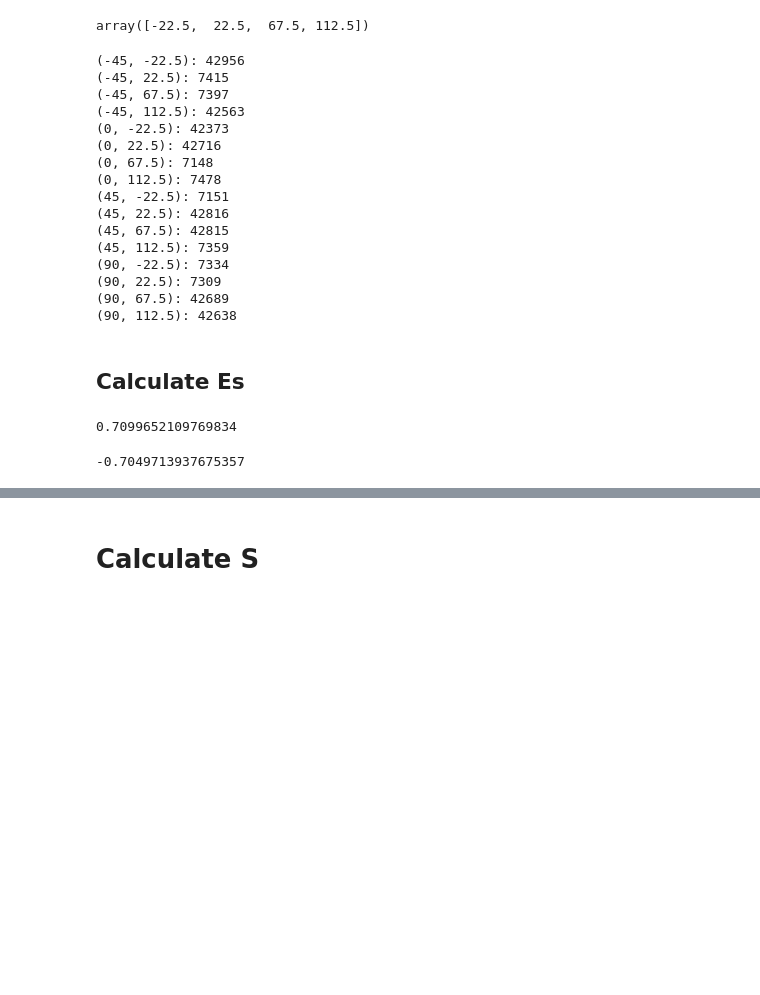
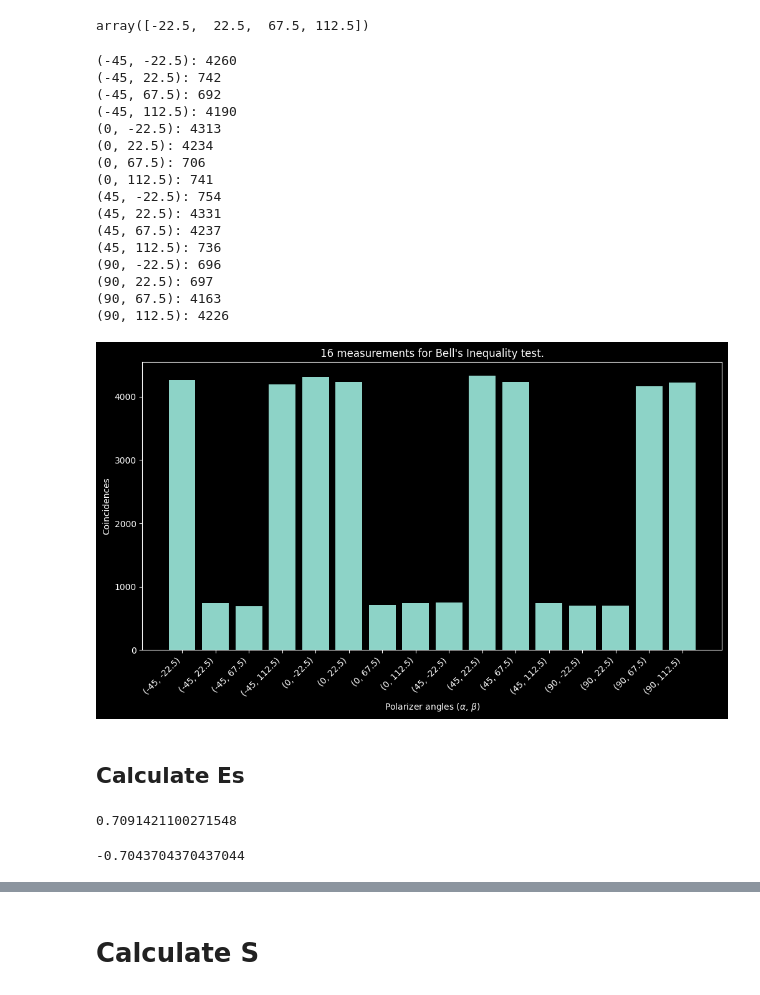
Before and after one commit to thspreetham98/bells_inequality_qiskit, a Jupyter notebook: bells.ipynb, the cells around one changed output, grey strips where cells are left out. Saved outputs shown, nothing was run; the diff lists cells and outputs as text; code cells hidden in the pictures; blank space fills up the shorter version.

Commit message:
16 measurements graph

```diff
--- a/bells.ipynb
+++ b/bells.ipynb
@@ -76,7 +77,7 @@ experiment_qc.draw("mpl", style="clifford")
 # %%
 simulator = Aer.get_backend('aer_simulator')
 experiment_qc = transpile(experiment_qc, simulator)
-shots = 100000
+shots = 10000
 # %% [markdown]
 # Confirm $\psi_{\text{EPR}}$ state
 # %%
@@ -178,22 +179,38 @@ for alpha_polarization_angle in alphas_polarization_angles:
 for alpha_beta, exp_val in N_AB.items():
     print(f"{alpha_beta}: {exp_val}")
 # %% [output]
-(-45, -22.5): 42956
-(-45, 22.5): 7415
-(-45, 67.5): 7397
-(-45, 112.5): 42563
-(0, -22.5): 42373
-(0, 22.5): 42716
-(0, 67.5): 7148
-(0, 112.5): 7478
-(45, -22.5): 7151
-(45, 22.5): 42816
-(45, 67.5): 42815
-(45, 112.5): 7359
-(90, -22.5): 7334
-(90, 22.5): 7309
-(90, 67.5): 42689
-(90, 112.5): 42638
+(-45, -22.5): 4260
+(-45, 22.5): 742
+(-45, 67.5): 692
+(-45, 112.5): 4190
+(0, -22.5): 4313
+(0, 22.5): 4234
+(0, 67.5): 706
+(0, 112.5): 741
+(45, -22.5): 754
+(45, 22.5): 4331
+(45, 67.5): 4237
+(45, 112.5): 736
+(90, -22.5): 696
+(90, 22.5): 697
+(90, 67.5): 4163
+(90, 112.5): 4226
+# %%
+data = N_AB
+
+keys = [str(key) for key in data.keys()]
+values = list(data.values())
+
+fig, ax = plt.subplots(figsize=(12, 6))
+ax.bar(keys, values)
+ax.set_xlabel(r'Polarizer angles ($\alpha$, $\beta)$')
+ax.set_ylabel('Coincidences')
+ax.set_title('16 measurements for Bell\'s Inequality test.')
+ax.set_xticks(keys)
+ax.set_xticklabels(keys, rotation=45, ha='right')
+plt.show()
+# %% [output]
+[figure, added]
 # %%
 a = -45
 a_prime = a + 45
@@ -211,11 +228,11 @@ def E(alpha, beta):
 # %%
 E(a, b)
 # %% [output]
-0.7099652109769834
+0.7091421100271548
 # %%
 E(a, b_prime)
 # %% [output]
--0.7049713937675357
+-0.7043704370437044
 # %%
 E(a_prime, b)
 # %% [output]
```
Also changed, not shown: parts of 10 cells of this notebook.
